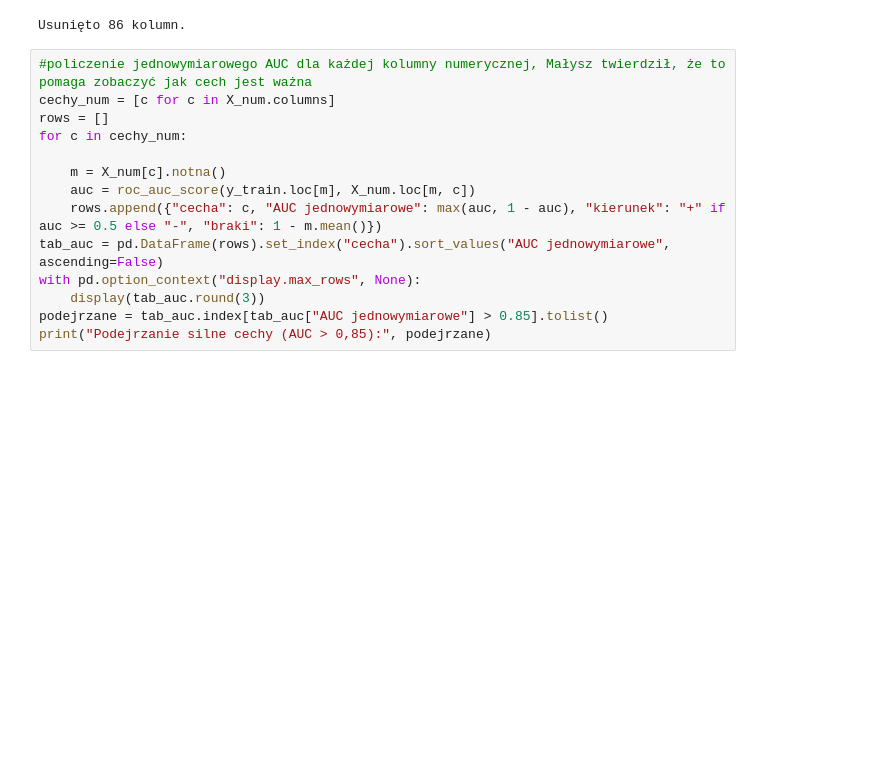
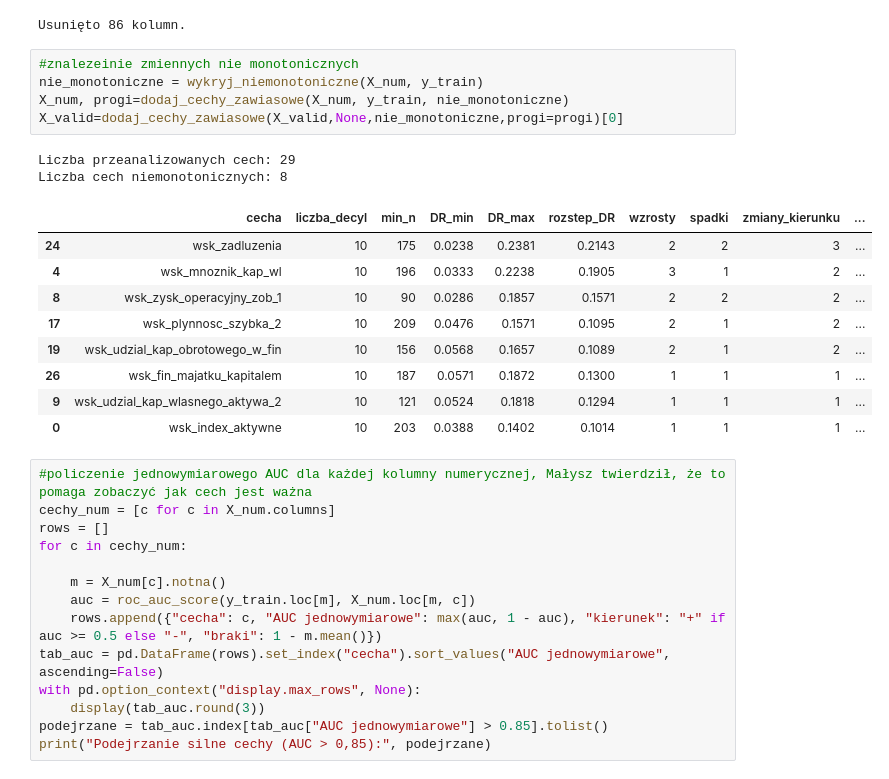
Before and after one commit to NorbertTrojan/Malysz_1, a Jupyter notebook: przykladowa_regresja_logistyczna.ipynb, the cells around one changed output. Drawn from its saved outputs; the diff is of its cells as text; blank space fills up the shorter version.

```diff
--- a/przykladowa_regresja_logistyczna.ipynb
+++ b/przykladowa_regresja_logistyczna.ipynb
@@ -70,6 +70,23 @@ X_num = X_num.loc[:, mask]
 X_num =usuwanie_najbardziej_scorrelowanych(X_num, prog=0.9)
 # %% [output]
 Usunięto 86 kolumn.
+# %%
+#znalezeinie zmiennych nie monotonicznych
+nie_monotoniczne = wykryj_niemonotoniczne(X_num, y_train)
+X_num, progi=dodaj_cechy_zawiasowe(X_num, y_train, nie_monotoniczne)
+X_valid=dodaj_cechy_zawiasowe(X_valid,None,nie_monotoniczne,progi=progi)[0]
+# %% [output]
+Liczba przeanalizowanych cech: 29
+Liczba cech niemonotonicznych: 8
+|  | cecha | liczba_decyl | min_n | DR_min | DR_max | rozstep_DR | wzrosty | spadki | zmiany_kierunku | ... |
+| 24 | wsk_zadluzenia | 10 | 175 | 0.0238 | 0.2381 | 0.2143 | 2 | 2 | 3 | ... |
+| 4 | wsk_mnoznik_kap_wl | 10 | 196 | 0.0333 | 0.2238 | 0.1905 | 3 | 1 | 2 | ... |
+| 8 | wsk_zysk_operacyjny_zob_1 | 10 | 90 | 0.0286 | 0.1857 | 0.1571 | 2 | 2 | 2 | ... |
+| 17 | wsk_plynnosc_szybka_2 | 10 | 209 | 0.0476 | 0.1571 | 0.1095 | 2 | 1 | 2 | ... |
+| 19 | wsk_udzial_kap_obrotowego_w_fin | 10 | 156 | 0.0568 | 0.1657 | 0.1089 | 2 | 1 | 2 | ... |
+| 26 | wsk_fin_majatku_kapitalem | 10 | 187 | 0.0571 | 0.1872 | 0.1300 | 1 | 1 | 1 | ... |
+| 9 | wsk_udzial_kap_wlasnego_aktywa_2 | 10 | 121 | 0.0524 | 0.1818 | 0.1294 | 1 | 1 | 1 | ... |
+| 0 | wsk_index_aktywne | 10 | 203 | 0.0388 | 0.1402 | 0.1014 | 1 | 1 | 1 | ... |
 # %%
 #policzenie jednowymiarowego AUC dla każdej kolumny numerycznej, Małysz twierdził, że to pomaga zobaczyć jak cech jest ważna
 cechy_num = [c for c in X_num.columns]
```
Also changed, not shown: parts of 4 cells of this notebook, 3 other files.
